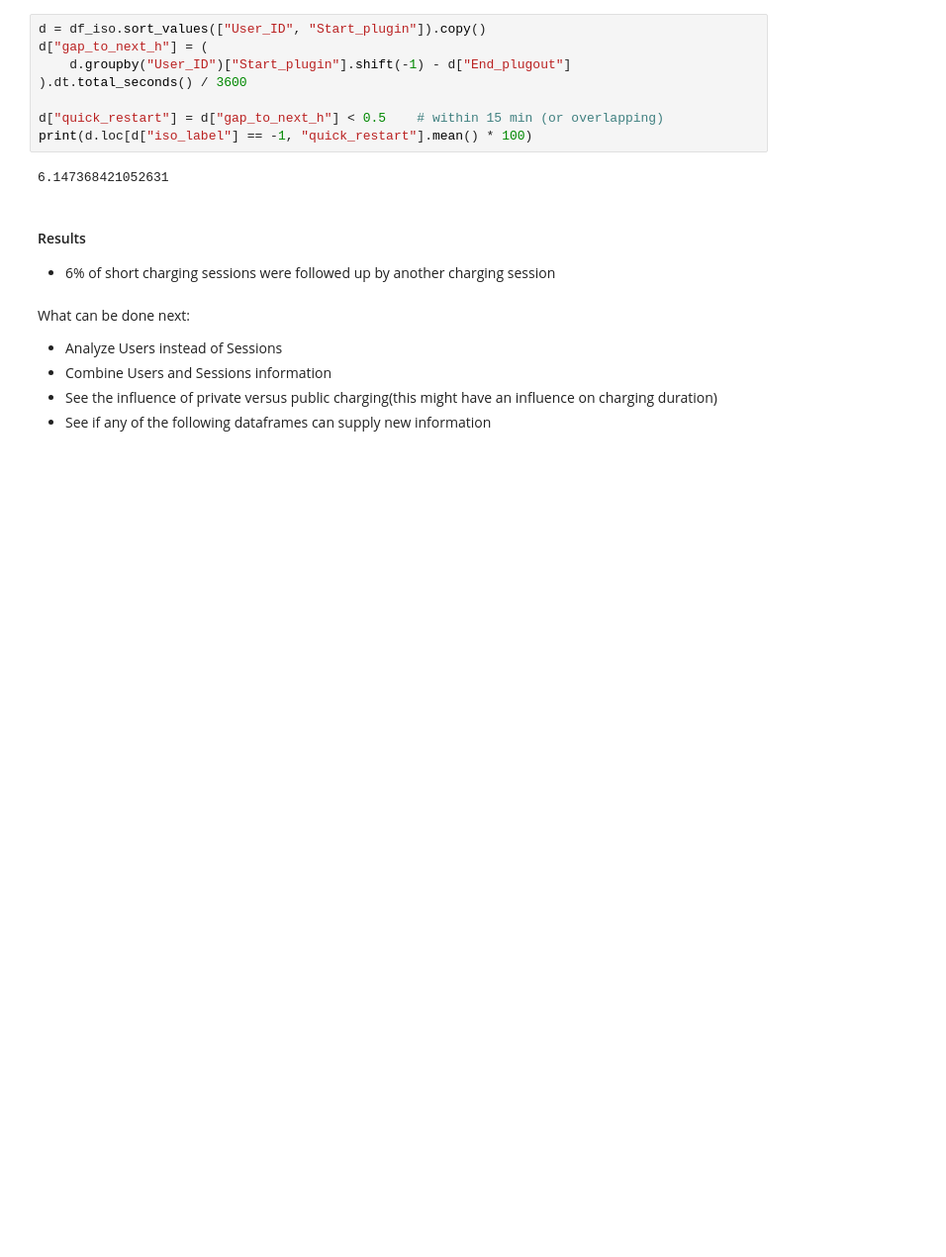
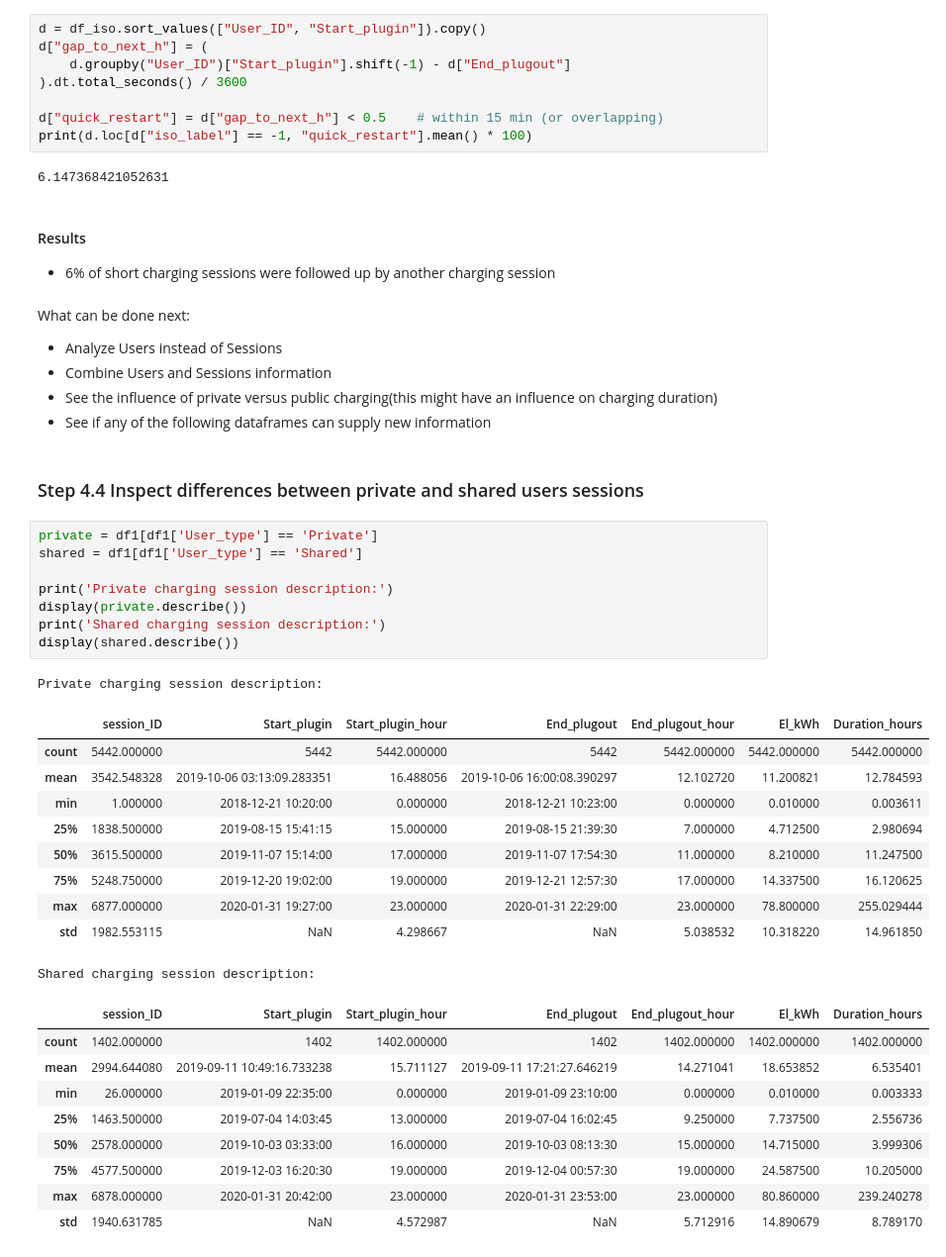
Before and after one commit to RobertMatei35/DataScienceProjects, a Jupyter notebook: Beginner/EVCharging/ResidentialEVCharging.ipynb, the cells around one changed output. Shown at 99% size. Cells and saved outputs as stored; diff of their text form; blank space fills up the shorter version.

Commit message:
Private vs Shared session differences

```diff
--- a/Beginner/EVCharging/ResidentialEVCharging.ipynb
+++ b/Beginner/EVCharging/ResidentialEVCharging.ipynb
@@ -994,3 +1001,34 @@ What can be done next:
 - Combine Users and Sessions information
 - See the influence of private versus public charging(this might have an influence on charging duration)
 - See if any of the following dataframes can supply new information
+# %% [markdown]
+### Step 4.4 Inspect differences between private and shared users sessions
+# %%
+private = df1[df1['User_type'] == 'Private']
+shared = df1[df1['User_type'] == 'Shared']
+
+print('Private charging session description:')
+display(private.describe())
+print('Shared charging session description:')
+display(shared.describe())
+# %% [output]
+Private charging session description:
+|  | session_ID | Start_plugin | Start_plugin_hour | End_plugout | End_plugout_hour | El_kWh | Duration_hours |
+| count | 5442.000000 | 5442 | 5442.000000 | 5442 | 5442.000000 | 5442.000000 | 5442.000000 |
+| mean | 3542.548328 | 2019-10-06 03:13:09.283351 | 16.488056 | 2019-10-06 16:00:08.390297 | 12.102720 | 11.200821 | 12.784593 |
+| min | 1.000000 | 2018-12-21 10:20:00 | 0.000000 | 2018-12-21 10:23:00 | 0.000000 | 0.010000 | 0.003611 |
+| 25% | 1838.500000 | 2019-08-15 15:41:15 | 15.000000 | 2019-08-15 21:39:30 | 7.000000 | 4.712500 | 2.980694 |
+| 50% | 3615.500000 | 2019-11-07 15:14:00 | 17.000000 | 2019-11-07 17:54:30 | 11.000000 | 8.210000 | 11.247500 |
+| 75% | 5248.750000 | 2019-12-20 19:02:00 | 19.000000 | 2019-12-21 12:57:30 | 17.000000 | 14.337500 | 16.120625 |
+| max | 6877.000000 | 2020-01-31 19:27:00 | 23.000000 | 2020-01-31 22:29:00 | 23.000000 | 78.800000 | 255.029444 |
+| std | 1982.553115 | NaN | 4.298667 | NaN | 5.038532 | 10.318220 | 14.961850 |
+Shared charging session description:
+|  | session_ID | Start_plugin | Start_plugin_hour | End_plugout | End_plugout_hour | El_kWh | Duration_hours |
+| count | 1402.000000 | 1402 | 1402.000000 | 1402 | 1402.000000 | 1402.000000 | 1402.000000 |
+| mean | 2994.644080 | 2019-09-11 10:49:16.733238 | 15.711127 | 2019-09-11 17:21:27.646219 | 14.271041 | 18.653852 | 6.535401 |
+| min | 26.000000 | 2019-01-09 22:35:00 | 0.000000 | 2019-01-09 23:10:00 | 0.000000 | 0.010000 | 0.003333 |
+| 25% | 1463.500000 | 2019-07-04 14:03:45 | 13.000000 | 2019-07-04 16:02:45 | 9.250000 | 7.737500 | 2.556736 |
+| 50% | 2578.000000 | 2019-10-03 03:33:00 | 16.000000 | 2019-10-03 08:13:30 | 15.000000 | 14.715000 | 3.999306 |
+| 75% | 4577.500000 | 2019-12-03 16:20:30 | 19.000000 | 2019-12-04 00:57:30 | 19.000000 | 24.587500 | 10.205000 |
+| max | 6878.000000 | 2020-01-31 20:42:00 | 23.000000 | 2020-01-31 23:53:00 | 23.000000 | 80.860000 | 239.240278 |
+| std | 1940.631785 | NaN | 4.572987 | NaN | 5.712916 | 14.890679 | 8.789170 |
```
Also changed, not shown: parts of 8 cells of this notebook.
